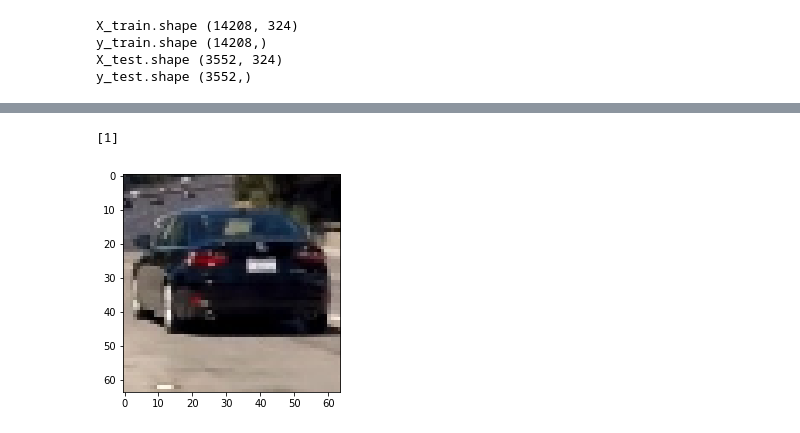
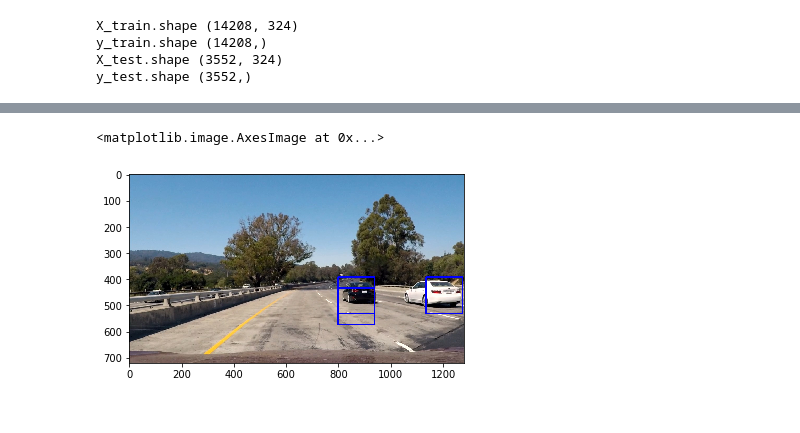
Before and after one commit to shohne/CarND-Vehicle-Detection-Tracking, a Jupyter notebook: P5.ipynb, the cells around one changed output, grey strips where cells are left out. Cells and saved outputs as stored; diff of their text form; code cells hidden in the pictures.

```diff
--- a/P5.ipynb
+++ b/P5.ipynb
@@ -117,5 +107,6 @@ def get_hog_features(img, orient, pix_per_cell, cell_per_block, vis=True,
 # %%
-image = mpimg.imread('data/vehicles/GTI_MiddleClose/image0100.png')
-hog_features = get_hog_features(image, orient=9, pix_per_cell=16, cell_per_block=2, vis=False, feature_vec=True)
-print ('hog_features', hog_features.shape)
+print ('Hog Visualization')
+feature_image = np.copy(image)
+gray = cv2.cvtColor(feature_image, cv2.COLOR_RGB2GRAY)
+hog_features = get_hog_features(gray, orient=9, pix_per_cell=16, cell_per_block=2, vis=False, feature_vec=False, show_hog=True)
 # %% [output]
@@ -299,15 +372,18 @@ image.shape (720, 1280, 3) 255
 # %%
-L = 140
-S = 64
 image = mpimg.imread('test_images/test1.jpg')
-ii = cv2.resize(image[390:390+L,810:810+L], (S, S))
-ii = ii.astype(np.float32) / 255.0
+
+for window in window_list:
+    ii = cv2.resize(image[window[0][1]:window[1][1], window[0][0]:window[1][0]], (S, S))
+    ii = ii.astype(np.float32) / 255.0
+    image_features = extract_features([ii])
+    image_features = X_scaler.transform(image_features)
+    p = model.predict(image_features)
+    if p[0] == 1:
+        box_detected.append(window)
+        image =  draw_boxes(image, bboxes=[window], color=(0, 0, 255), thick=3)
+
 fig = plt.figure()
-plt.imshow(ii)
-image_features = extract_features([ii])
-image_features = X_scaler.transform(image_features)
-p = model.predict(image_features)
-print (p)
+plt.imshow(image)
 # %% [output]
-[1]
+<matplotlib.image.AxesImage at 0x...>
-[figure, old version]
+[figure, new version]
```
Also changed, not shown: parts of 41 cells of this notebook, 17 other files.
